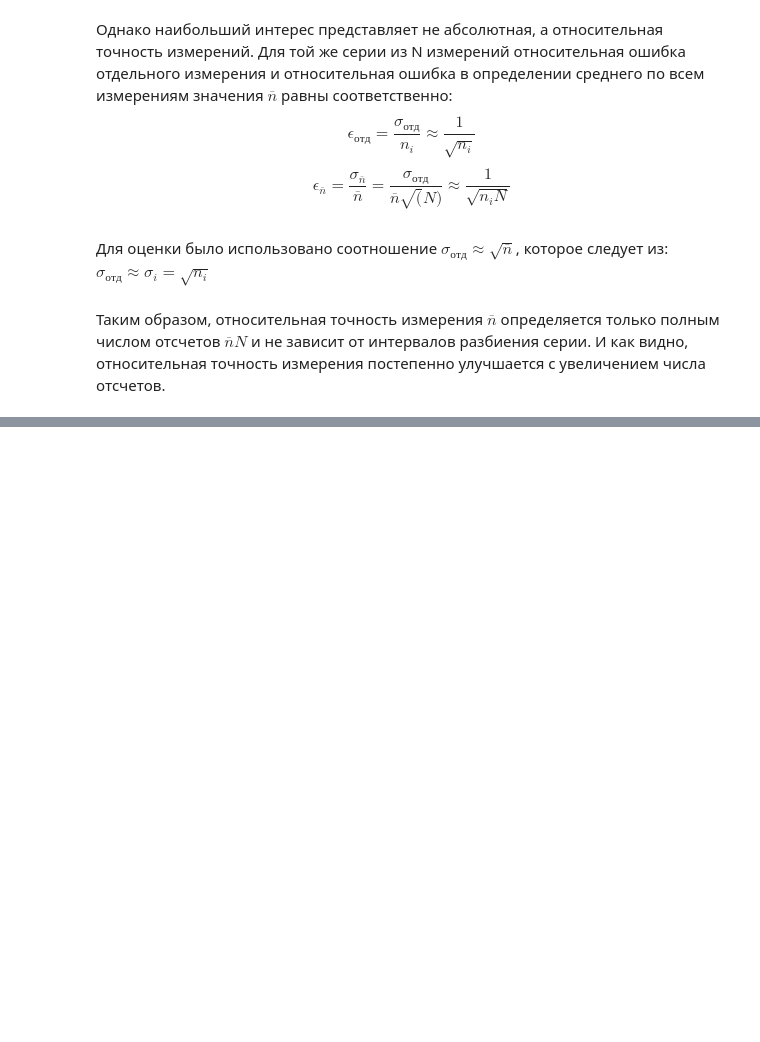
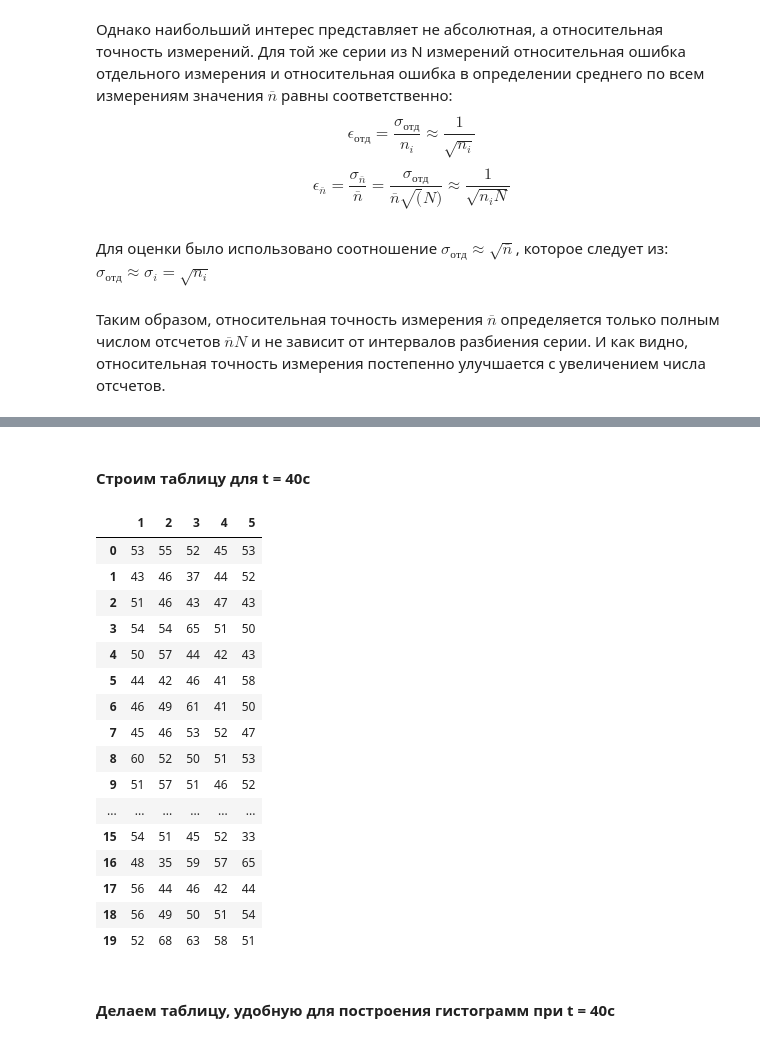
Before and after one commit to SanguiBibe/mipt_labs_1sem, a Jupyter notebook: 1.1.4/main.ipynb, the cells around one changed output, grey strips where cells are left out. Cells and saved outputs as stored; diff of their text form; code cells hidden in the pictures; blank space fills up the shorter version.

```diff
--- a/1.1.4/main.ipynb
+++ b/1.1.4/main.ipynb
@@ -86,0 +131,31 @@ $$\epsilon_{\overline n} = \frac{\sigma_{\overline n}}{\overline n} = \frac{\sig
+# %% [markdown]
+#### Строим таблицу для t = 40с
+# %%
+data_40 = list()
+for i in range(20):
+    for j in range(0, 10, 2):
+        data_40.append(data_20[i][j] + data_20[i][j+1])
+
+data_40 = np.array(data_40).reshape((20,5))
+df_40 = pd.DataFrame(data_40, columns=['1','2','3','4','5'])
+display(df_40)
+# %% [output]
+|  | 1 | 2 | 3 | 4 | 5 |
+| 0 | 53 | 55 | 52 | 45 | 53 |
+| 1 | 43 | 46 | 37 | 44 | 52 |
+| 2 | 51 | 46 | 43 | 47 | 43 |
+| 3 | 54 | 54 | 65 | 51 | 50 |
+| 4 | 50 | 57 | 44 | 42 | 43 |
+| 5 | 44 | 42 | 46 | 41 | 58 |
+| 6 | 46 | 49 | 61 | 41 | 50 |
+| 7 | 45 | 46 | 53 | 52 | 47 |
+| 8 | 60 | 52 | 50 | 51 | 53 |
+| 9 | 51 | 57 | 51 | 46 | 52 |
+| ... | ... | ... | ... | ... | ... |
+| 15 | 54 | 51 | 45 | 52 | 33 |
+| 16 | 48 | 35 | 59 | 57 | 65 |
+| 17 | 56 | 44 | 46 | 42 | 44 |
+| 18 | 56 | 49 | 50 | 51 | 54 |
+| 19 | 52 | 68 | 63 | 58 | 51 |
+# %% [markdown]
+#### Делаем таблицу, удобную для построения гистограмм при t = 40с
```
Also changed, not shown: parts of 13 cells of this notebook, 2 other files.
